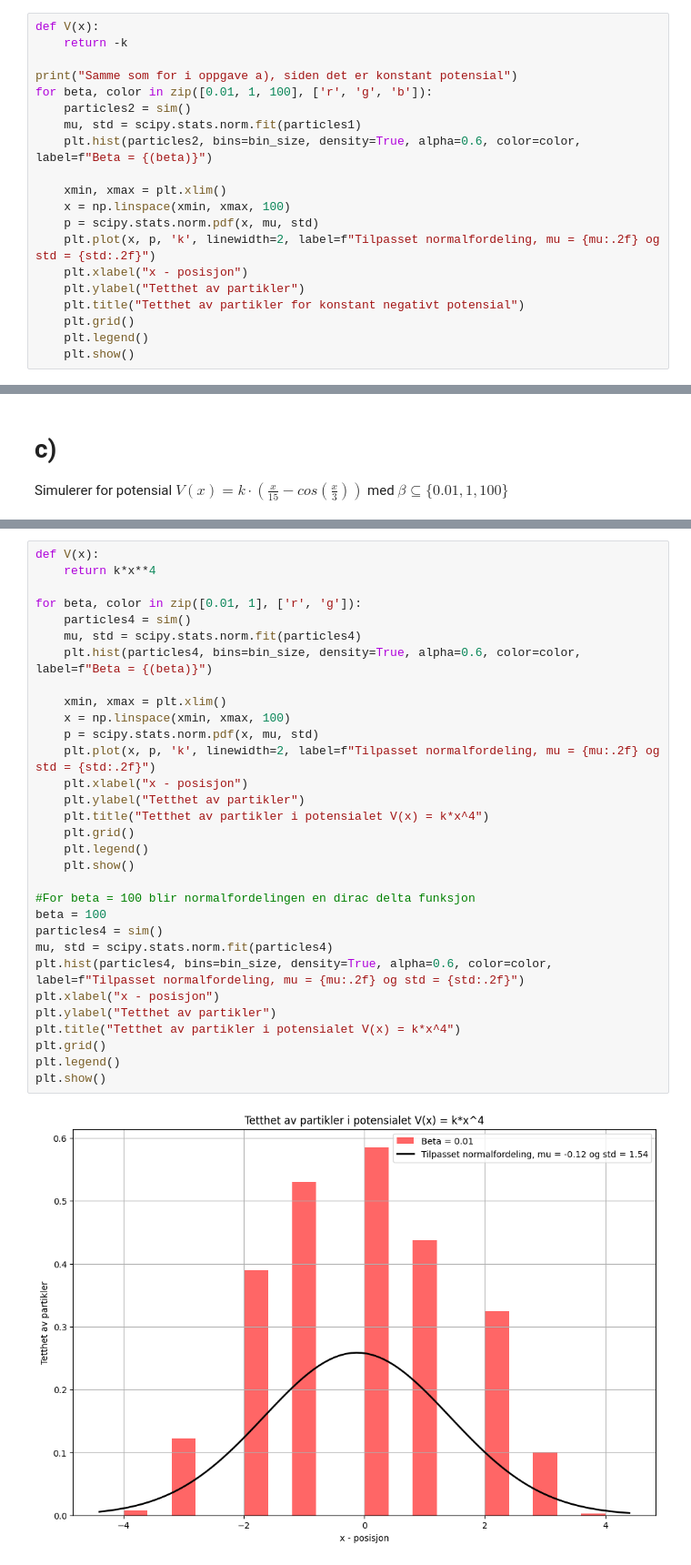
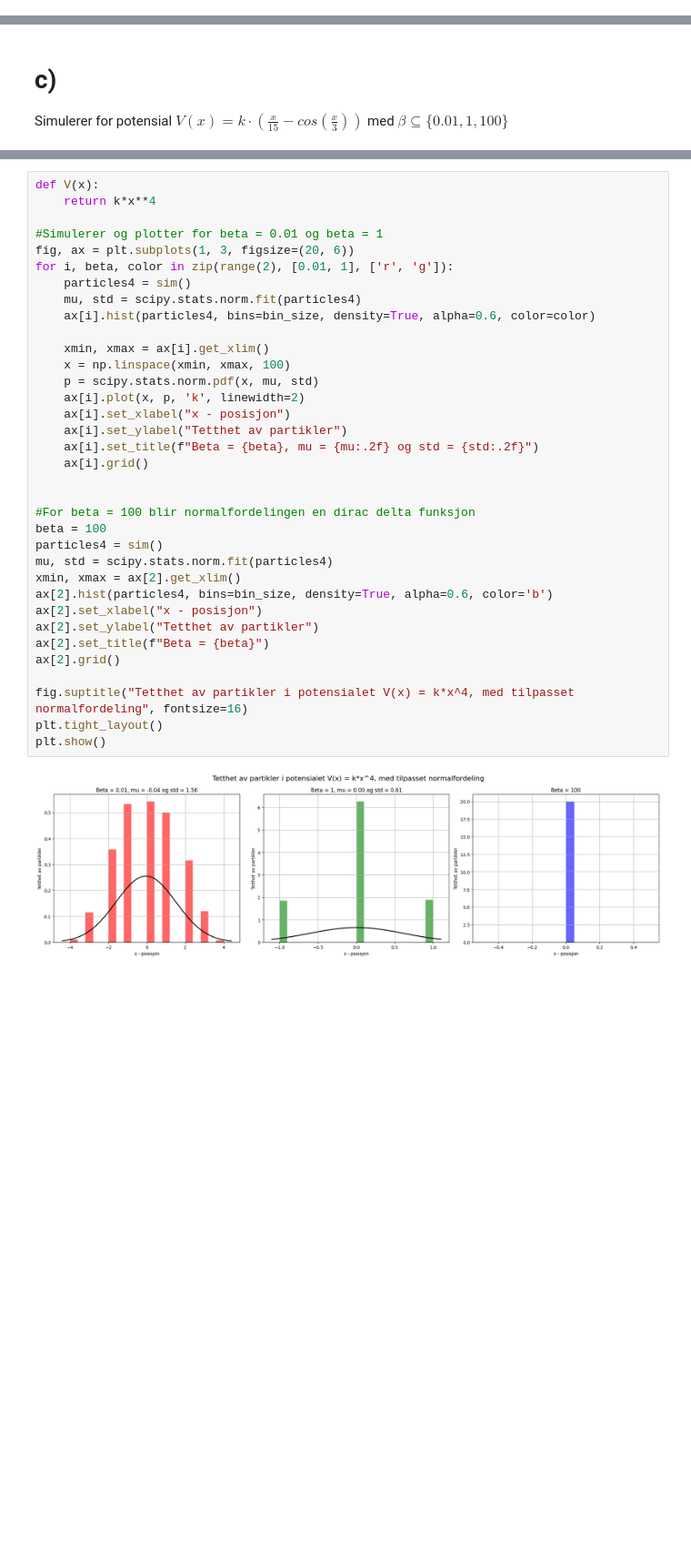
Before and after one commit to marieke-vaske/VitBer-BioFys, a Jupyter notebook: Prosjekt - main.ipynb, the cells around one changed output, grey strips where cells are left out. Shown at 91% size. Drawn from its saved outputs; the diff is of its cells as text; blank space fills up the shorter version.

Commit message:
Lagt inn endringer inn i prosjekt - main og ferdigstillt oppgave 2

```diff
--- a/Prosjekt - main.ipynb
+++ b/Prosjekt - main.ipynb
@@ -142,20 +165,0 @@ Simulerer for potensial $V(x) = -k$ med $\beta \subseteq \{0.01, 1, 100\}$
-# %%
-def V(x):
-    return -k
-
-print("Samme som for i oppgave a), siden det er konstant potensial")
-for beta, color in zip([0.01, 1, 100], ['r', 'g', 'b']):
-    particles2 = sim()
-    mu, std = scipy.stats.norm.fit(particles1)
-    plt.hist(particles2, bins=bin_size, density=True, alpha=0.6, color=color, label=f"Beta = {(beta)}")
-
-    xmin, xmax = plt.xlim()
-    x = np.linspace(xmin, xmax, 100)
-    p = scipy.stats.norm.pdf(x, mu, std)
-    plt.plot(x, p, 'k', linewidth=2, label=f"Tilpasset normalfordeling, mu = {mu:.2f} og std = {std:.2f}")
-    plt.xlabel("x - posisjon")
-    plt.ylabel("Tetthet av partikler")
-    plt.title("Tetthet av partikler for konstant negativt potensial")
-    plt.grid()
-    plt.legend()
-    plt.show()
@@ -237,33 +233,37 @@ Simulerer for potensial $V(x) = k\cdot x^4$ med $\beta \subseteq \{0.01, 1, 100\
 # %%
 def V(x):
     return k*x**4
 
-for beta, color in zip([0.01, 1], ['r', 'g']):
+#Simulerer og plotter for beta = 0.01 og beta = 1
+fig, ax = plt.subplots(1, 3, figsize=(20, 6))
+for i, beta, color in zip(range(2), [0.01, 1], ['r', 'g']):
     particles4 = sim()
     mu, std = scipy.stats.norm.fit(particles4)
-    plt.hist(particles4, bins=bin_size, density=True, alpha=0.6, color=color, label=f"Beta = {(beta)}")
+    ax[i].hist(particles4, bins=bin_size, density=True, alpha=0.6, color=color)
 
-    xmin, xmax = plt.xlim()
+    xmin, xmax = ax[i].get_xlim()
     x = np.linspace(xmin, xmax, 100)
     p = scipy.stats.norm.pdf(x, mu, std)
-    plt.plot(x, p, 'k', linewidth=2, label=f"Tilpasset normalfordeling, mu = {mu:.2f} og std = {std:.2f}")
-    plt.xlabel("x - posisjon")
-    plt.ylabel("Tetthet av partikler")
-    plt.title("Tetthet av partikler i potensialet V(x) = k*x^4")
-    plt.grid()
-    plt.legend()
-    plt.show()
+    ax[i].plot(x, p, 'k', linewidth=2)
+    ax[i].set_xlabel("x - posisjon")
+    ax[i].set_ylabel("Tetthet av partikler")
+    ax[i].set_title(f"Beta = {beta}, mu = {mu:.2f} og std = {std:.2f}")
+    ax[i].grid()
+
 
 #For beta = 100 blir normalfordelingen en dirac delta funksjon
 beta = 100
 particles4 = sim()
 mu, std = scipy.stats.norm.fit(particles4)
-plt.hist(particles4, bins=bin_size, density=True, alpha=0.6, color=color, label=f"Tilpasset normalfordeling, mu = {mu:.2f} og std = {std:.2f}")
-plt.xlabel("x - posisjon")
-plt.ylabel("Tetthet av partikler")
-plt.title("Tetthet av partikler i potensialet V(x) = k*x^4")
-plt.grid()
-plt.legend()
+xmin, xmax = ax[2].get_xlim()
+ax[2].hist(particles4, bins=bin_size, density=True, alpha=0.6, color='b')
+ax[2].set_xlabel("x - posisjon")
+ax[2].set_ylabel("Tetthet av partikler")
+ax[2].set_title(f"Beta = {beta}")
+ax[2].grid()
+
+fig.suptitle("Tetthet av partikler i potensialet V(x) = k*x^4, med tilpasset normalfordeling", fontsize=16)
+plt.tight_layout()
 plt.show()
 # %% [output]
-[figure, old version]
+[figure, new version]
```
Also changed, not shown: parts of 15 cells of this notebook, 1 other file.
